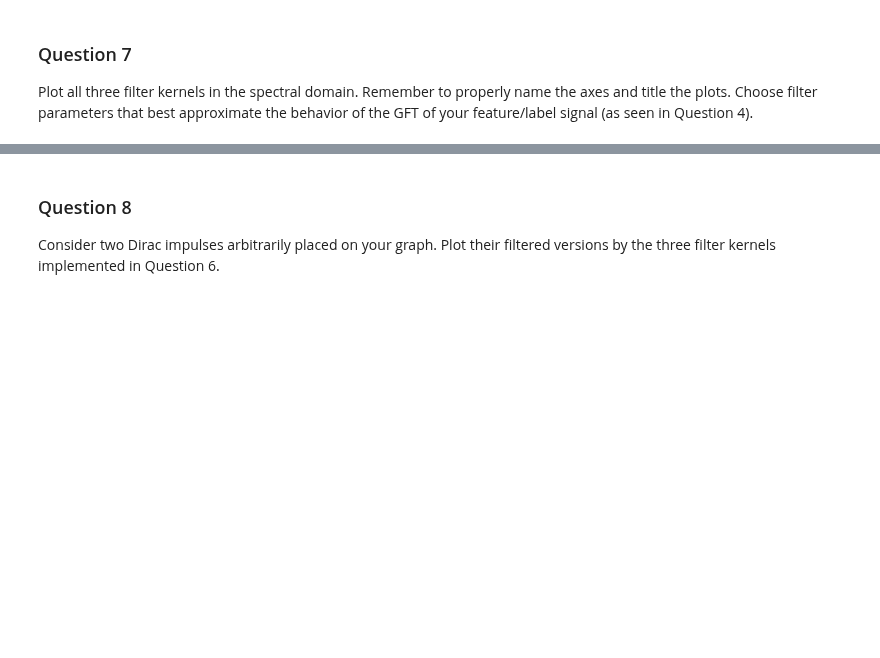
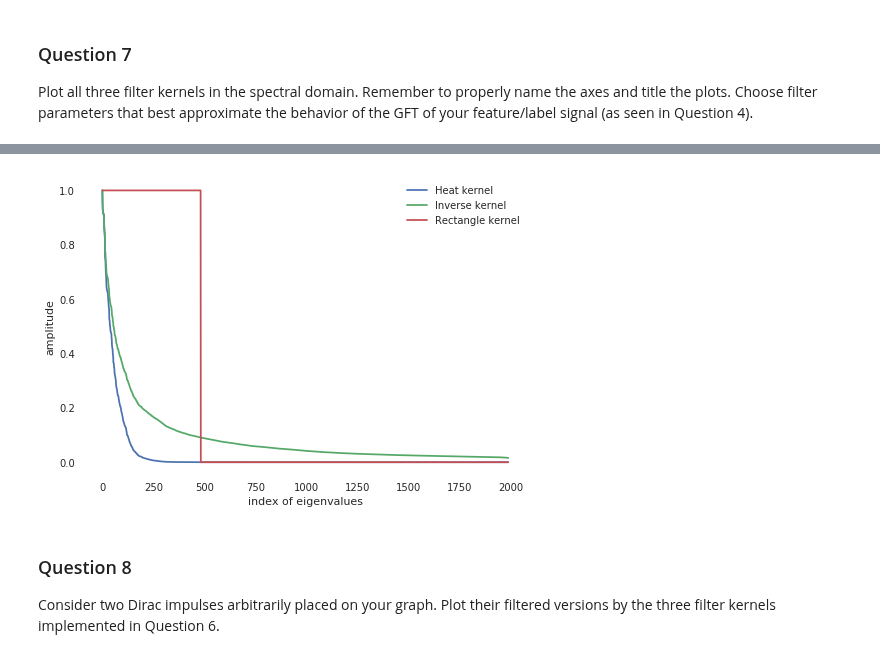
Before and after one commit to TTimTT/NTDS_Project, a Jupyter notebook: milestone_4/Tim_graph_signal_processing.ipynb, the cells around one changed output, grey strips where cells are left out. Drawn from its saved outputs; the diff is of its cells as text; code cells hidden in the pictures; blank space fills up the shorter version.

```diff
--- a/milestone_4/Tim_graph_signal_processing.ipynb
+++ b/milestone_4/Tim_graph_signal_processing.ipynb
@@ -312,3 +314,13 @@ We choosed to use the normalized laplacian to get a better graph using the lapla
+# %%
+plt.plot(heat_kernel(e_non_norm,0.1), label='Heat kernel')
+plt.plot(inverse_kernel(e_non_norm,0.1), label='Inverse kernel')
+plt.plot(rectangle_kernel(e_non_norm,0,100), label='Rectangle kernel');
+plt.xlabel('index of eigenvalues')
+plt.ylabel('amplitude')
+plt.legend()
+plt.show()
+# %% [output]
+[figure, added]
 # %% [markdown]
 ### Question 8
 
```
Also changed, not shown: parts of 11 cells of this notebook.
